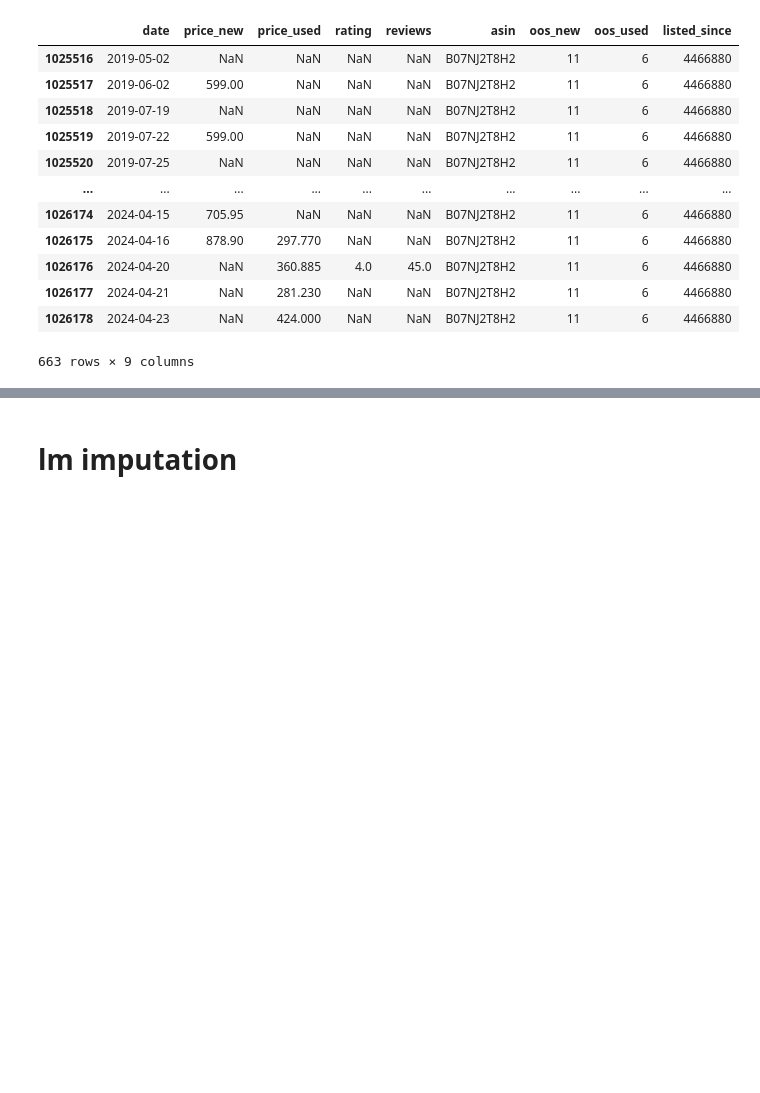
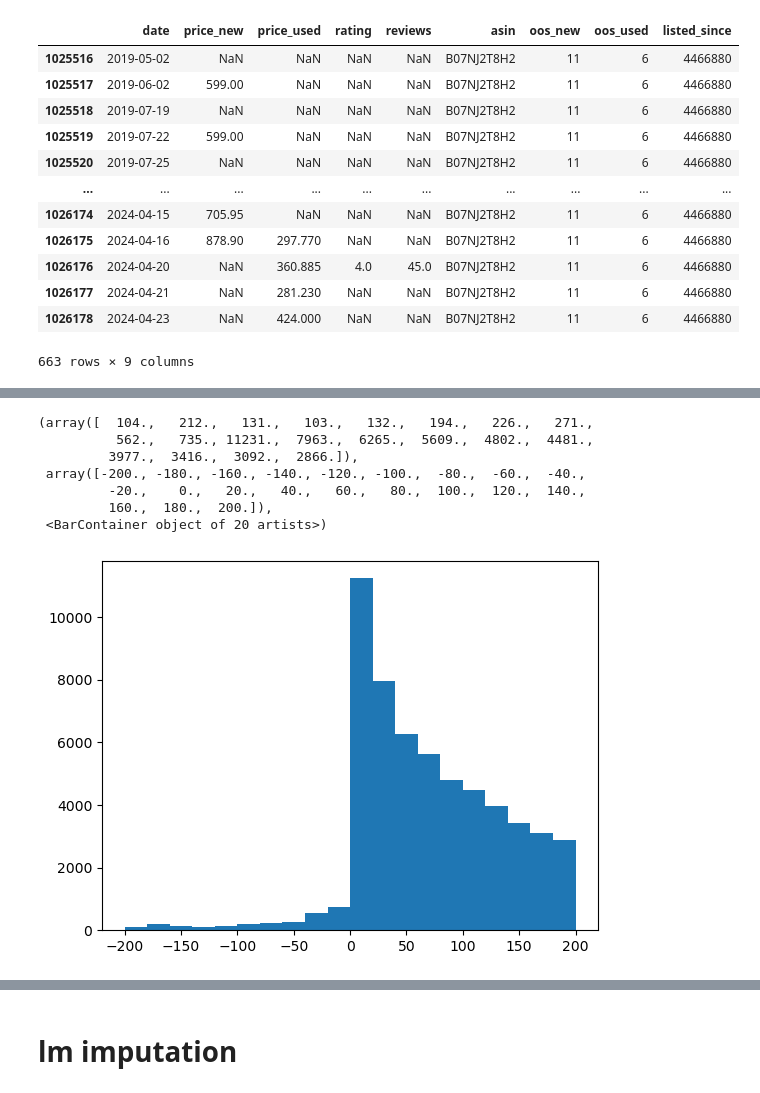
Before and after one commit to janvanderdoe/data_science_thesis, a Jupyter notebook: src/visualization/data_cleaning.ipynb, the cells around one changed output, grey strips where cells are left out. Cells and saved outputs as stored; diff of their text form; code cells hidden in the pictures; blank space fills up the shorter version.

```diff
--- a/src/visualization/data_cleaning.ipynb
+++ b/src/visualization/data_cleaning.ipynb
@@ -345,0 +414,6 @@ df_m = pd.merge_asof(df.sort_values('date'), api_data_clean.sort_values('date'),
+# %%
+api_data_clean_sd = api_data_clean.drop(columns = ['price_used', 'oos_new', 'oos_used', 'listed_since'])
+# %%
+api_data_clean_sd.rename({'price_rd' : 'price_sd', 'rating_rd' : 'rating_sd', 'reviews_rd' : 'reviews_sd', 'date' : 'scrape_date'}, axis = 1, inplace = True)
+# %%
+df_m = pd.merge_asof(df_m.sort_values('scrape_date'), api_data_clean_sd.sort_values('scrape_date'), on = 'scrape_date', by = 'asin', direction = 'nearest')
@@ -346,3 +431,19 @@ df_m = pd.merge_asof(df.sort_values('date'), api_data_clean.sort_values('date'),
 # %%
 #order df_m based on id
 df_m = df_m.sort_values('id')
+# %%
+df_m['price_diff'] = df_m['price_sd'] - df_m['price_rd']
+df_m['rating_diff'] = df_m['rating_sd'] - df_m['rating_rd']
+df_m['reviews_diff'] = df_m['reviews_sd'] - df_m['reviews_rd']
+# %%
+#show reviews_diff distribution, show x-asis from -200 to 200
+plt.hist(df_m['reviews_diff'], bins = 20, range = (-200, 200))
+# %% [output]
+(array([  104.,   212.,   131.,   103.,   132.,   194.,   226.,   271.,
+          562.,   735., 11231.,  7963.,  6265.,  5609.,  4802.,  4481.,
+         3977.,  3416.,  3092.,  2866.]),
+ array([-200., -180., -160., -140., -120., -100.,  -80.,  -60.,  -40.,
+         -20.,    0.,   20.,   40.,   60.,   80.,  100.,  120.,  140.,
+         160.,  180.,  200.]),
+ <BarContainer object of 20 artists>)
+[figure, added]
```
Also changed, not shown: parts of 40 cells of this notebook, 3 other files.
